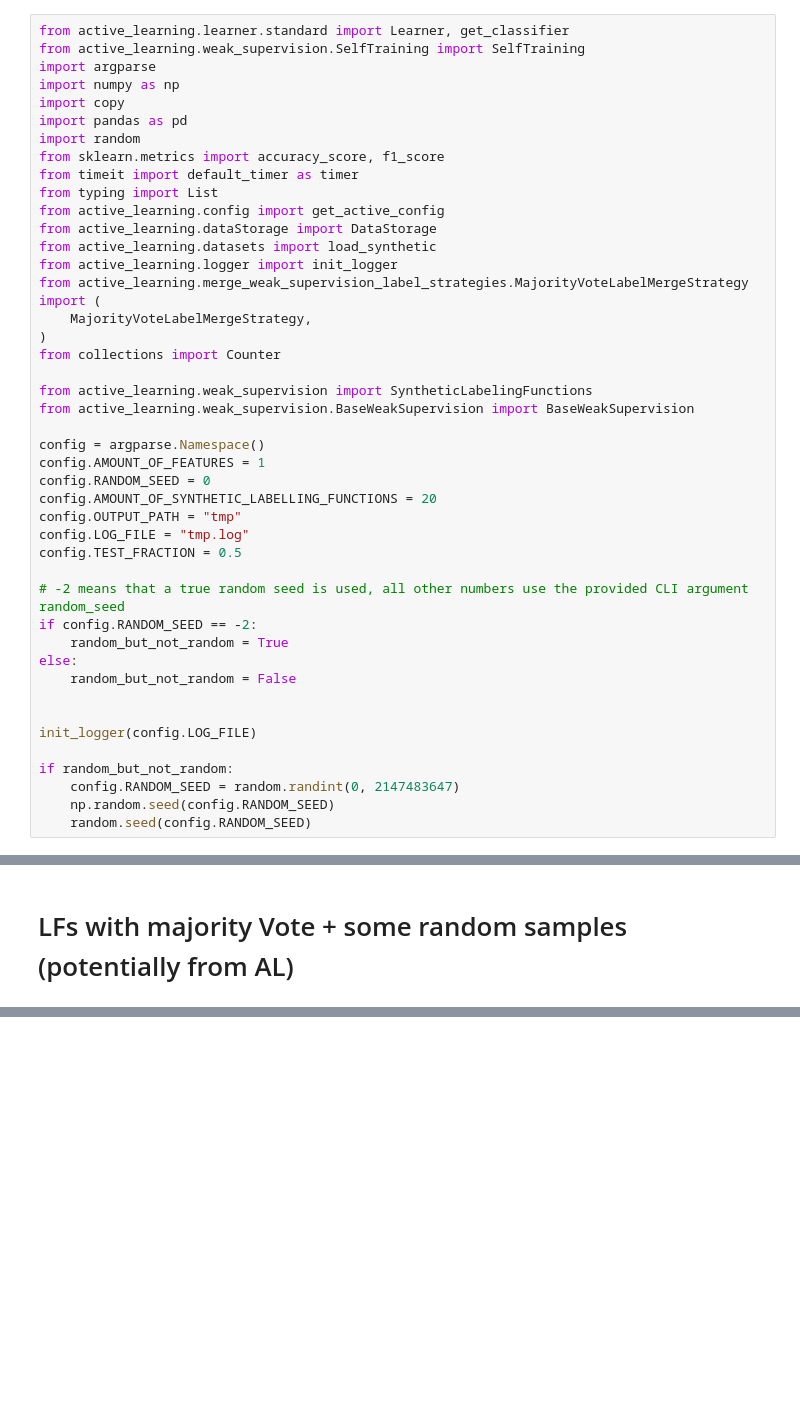
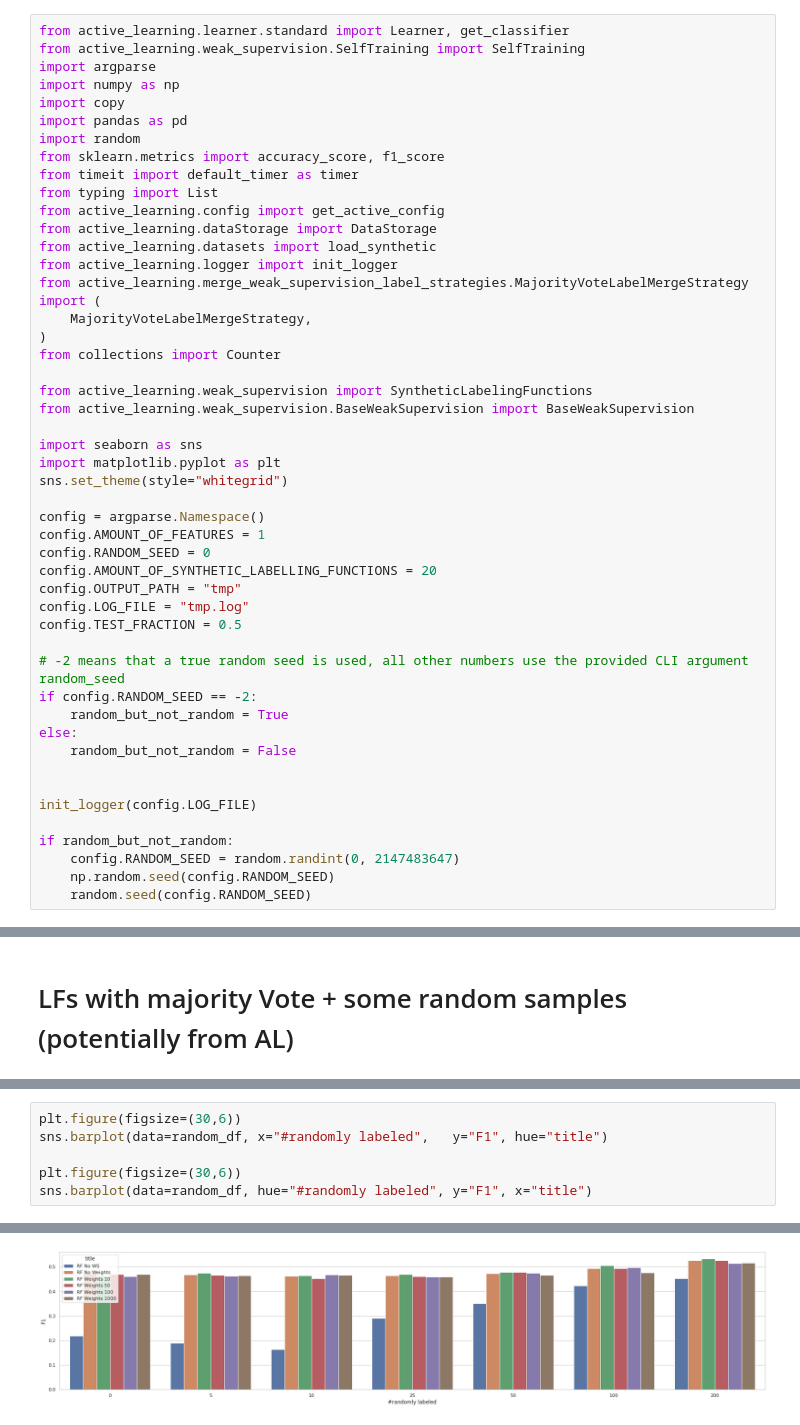
Before and after one commit to jgonsior/DS22-ImitAL, a Jupyter notebook: how_to_combine_WS_labels_and_AL_labels.ipynb, the cells around one changed output, grey strips where cells are left out. Cells and saved outputs as stored; diff of their text form; blank space fills up the shorter version.

```diff
--- a/how_to_combine_WS_labels_and_AL_labels.ipynb
+++ b/how_to_combine_WS_labels_and_AL_labels.ipynb
@@ -21,6 +21,10 @@ from collections import Counter
 from active_learning.weak_supervision import SyntheticLabelingFunctions
 from active_learning.weak_supervision.BaseWeakSupervision import BaseWeakSupervision
 
+import seaborn as sns
+import matplotlib.pyplot as plt
+sns.set_theme(style="whitegrid")
+
 config = argparse.Namespace()
 config.AMOUNT_OF_FEATURES = 1
 config.RANDOM_SEED = 0
@@ -247,0 +252,7 @@ random_df
+# %%
+plt.figure(figsize=(30,6))
+sns.barplot(data=random_df, x="#randomly labeled",   y="F1", hue="title")
+
+plt.figure(figsize=(30,6))
+sns.barplot(data=random_df, hue="#randomly labeled", y="F1", x="title")
+# %% [output]
@@ -247,0 +260 @@ random_df
+[figure, added]
```
Also changed, not shown: parts of 5 cells of this notebook, 1 other file.
